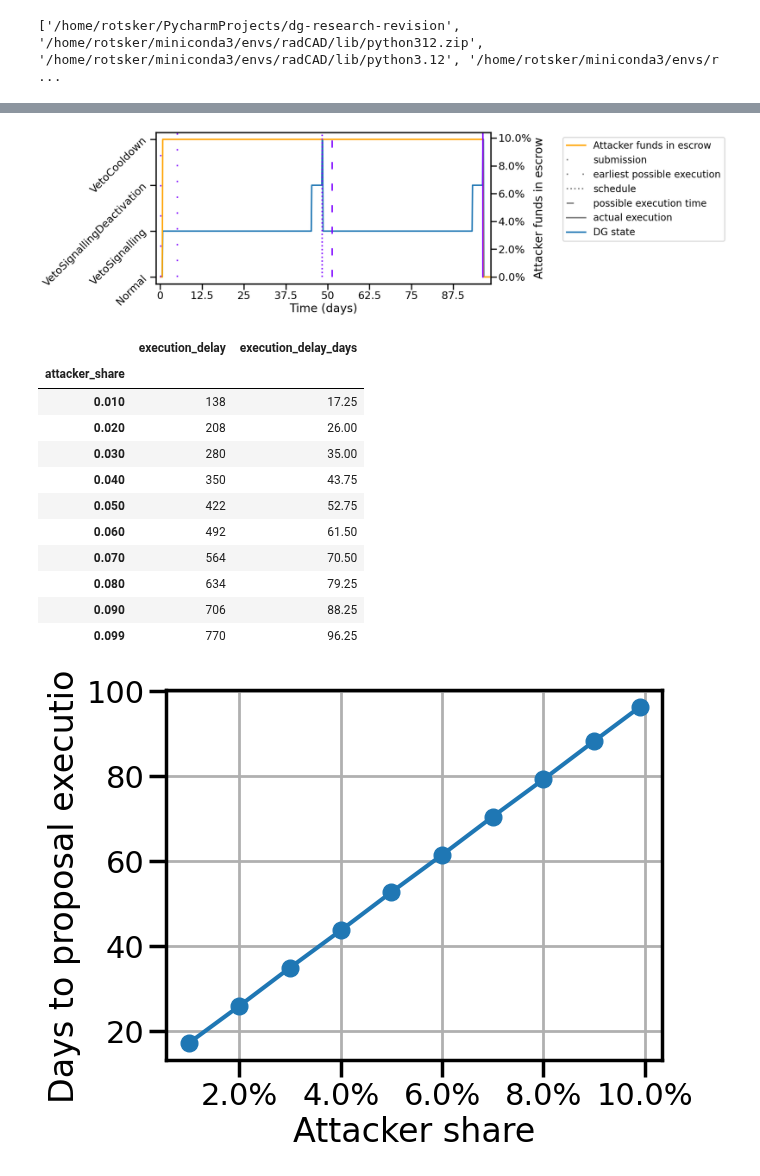
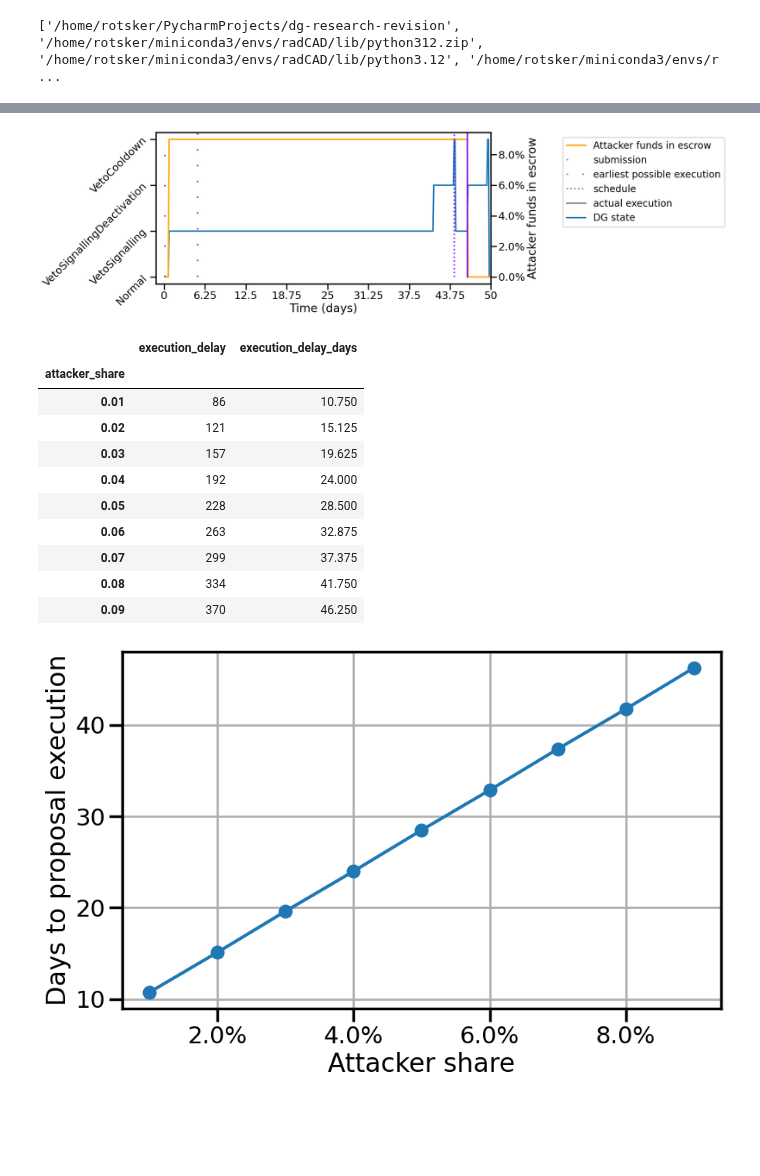
Before and after one commit to collectif-dao/dg-research, a Jupyter notebook: experiments/notebooks/clean_notebook_vetoloop.ipynb, the cells around one changed output, grey strips where cells are left out. Cells and saved outputs as stored; diff of their text form; code cells hidden in the pictures; blank space fills up the shorter version.

```diff
--- a/experiments/notebooks/clean_notebook_vetoloop.ipynb
+++ b/experiments/notebooks/clean_notebook_vetoloop.ipynb
@@ -66,7 +80,7 @@ plt.tight_layout()
 from matplotlib.ticker import PercentFormatter, FuncFormatter
 from experiments.analysis_utils.visualization import add_proposal_data_to_timeplot
 
-run_id = 9
+run_id = 8
 timestep_data_df = timestep_data_df_full[timestep_data_df_full.run_id == run_id]
 proposal_df = proposal_df_full[proposal_df_full.run_id == run_id]
 
@@ -84,9 +98,9 @@ ax1.plot(timestep_data_df.timestep, timestep_data_df.actors_total_locked_relativ
 ax1.set_ylabel('Attacker funds in escrow')
 ax1.yaxis.set_major_formatter(PercentFormatter(1))
 
-plt.xlim(-10, 790)
+plt.xlim(-10, 50 / 3 * 24)
 
-add_proposal_data_to_timeplot(ax1, proposal_df, proposal_legend=False)
+add_proposal_data_to_timeplot(ax1, proposal_df[proposal_df.proposal_id == 1], proposal_legend=False, lines=(1,1,1,0,1))
 
 # Adjust the legend to be outside the plot
 handles, labels = ax1.get_legend_handles_labels()
@@ -97,37 +111,38 @@ plt.legend(handles, labels, loc='upper left', bbox_to_anchor=(1.2, 1), fontsize=
 # Use a tight layout
 plt.tight_layout()
 # %% [output]
-[figure, old version]
+[figure, new version]
 # %%
 proposal_df_full['execution_delay'] = proposal_df_full.executedAt - proposal_df_full.submittedAt
 proposal_df_full['schedule_delay'] = proposal_df_full.scheduledAt - proposal_df_full.submittedAt
 proposal_df_full['execution_delay_hours'] = proposal_df_full.execution_delay * 3
 proposal_df_full['schedule_delay_hours'] = proposal_df_full.schedule_delay * 3
 proposal_df_full['execution_delay_days'] = proposal_df_full.execution_delay_hours / 24
 proposal_df_full['schedule_delay_days'] = proposal_df_full.schedule_delay_hours / 24
 
 first_proposal_df_full_with_params = proposal_df_full.groupby('run_id').first().merge(start_data_df_full, on='run_id')
 first_proposal_df_full_with_params.sort_values('attacker_share', inplace=True)
 display(first_proposal_df_full_with_params[['execution_delay', 'execution_delay_days', 'attacker_share']].set_index('attacker_share').sort_index())
+
+plt.figure(figsize=(10, 6))
 plt.plot(first_proposal_df_full_with_params.attacker_share, first_proposal_df_full_with_params.execution_delay_days, marker='o')
 plt.ylabel('Days to proposal execution')
 plt.xlabel('Attacker share')
 plt.gca().xaxis.set_major_formatter(PercentFormatter(1))
 plt.grid(True);
 # %% [output]
 |  | execution_delay | execution_delay_days |
 | attacker_share |  |  |
-| 0.010 | 138 | 17.25 |
-| 0.020 | 208 | 26.00 |
-| 0.030 | 280 | 35.00 |
-| 0.040 | 350 | 43.75 |
-| 0.050 | 422 | 52.75 |
-| 0.060 | 492 | 61.50 |
-| 0.070 | 564 | 70.50 |
-| 0.080 | 634 | 79.25 |
-| 0.090 | 706 | 88.25 |
-| 0.099 | 770 | 96.25 |
+| 0.01 | 86 | 10.750 |
+| 0.02 | 121 | 15.125 |
+| 0.03 | 157 | 19.625 |
+| 0.04 | 192 | 24.000 |
+| 0.05 | 228 | 28.500 |
+| 0.06 | 263 | 32.875 |
+| 0.07 | 299 | 37.375 |
+| 0.08 | 334 | 41.750 |
+| 0.09 | 370 | 46.250 |
-[figure, old version]
+[figure, new version]
 # %%
 timestep_data_df_full_with_params = timestep_data_df_full.merge(start_data_df_full, on='run_id')
 # Filter out normal timesteps
```
Also changed, not shown: parts of 5 cells of this notebook, 5 other files.
